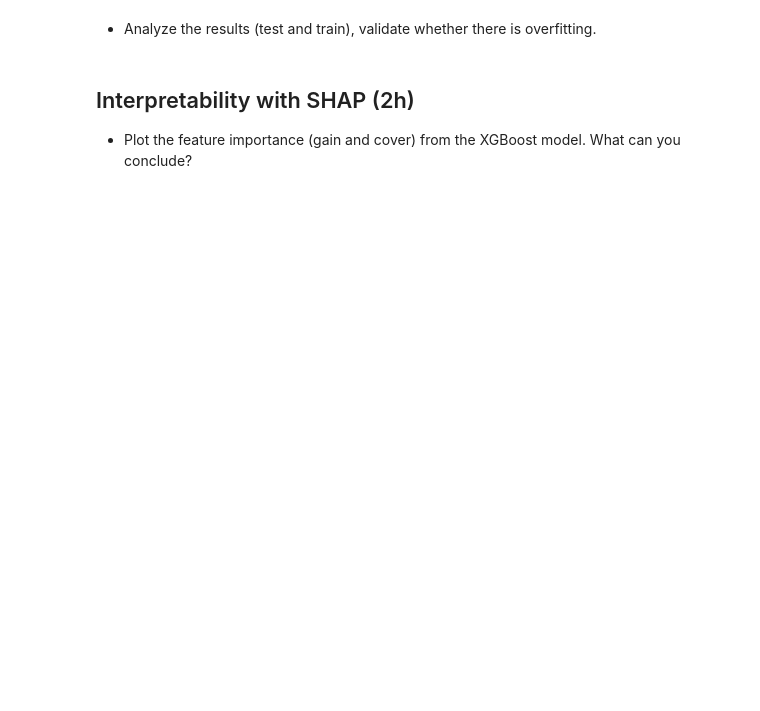
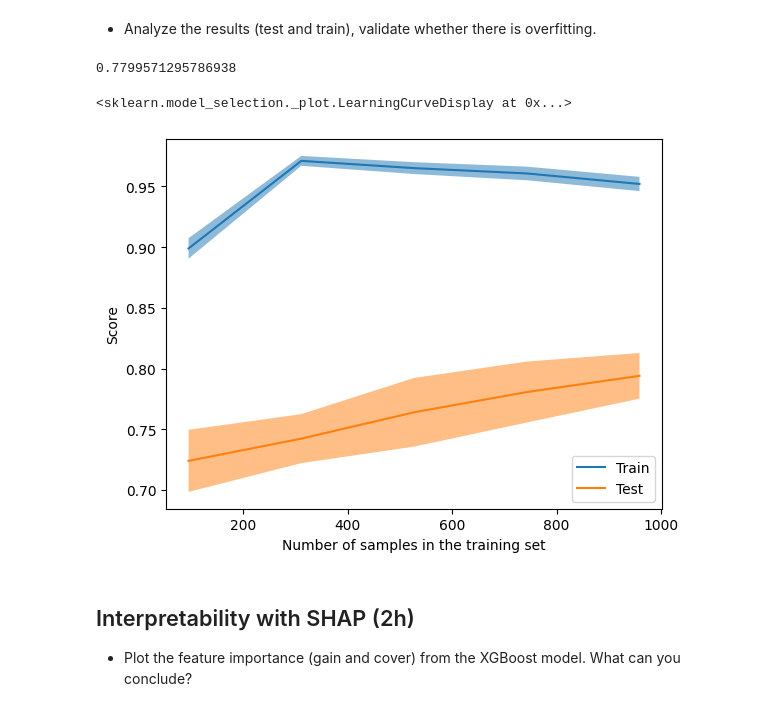
Before and after one commit to hei-isc-ml-stud/w4-isc-ml-GuilBess, a Jupyter notebook: week4-assignment.ipynb, the cells around one changed output. Cells and saved outputs as stored; diff of their text form; code cells hidden in the pictures; blank space fills up the shorter version.

```diff
--- a/week4-assignment.ipynb
+++ b/week4-assignment.ipynb
@@ -582,0 +709,18 @@ Let's first train a XGBClassifier model to distinguish between good and bad wine
+# %%
+# Complete this cell with your code
+from xgboost import XGBClassifier
+
+param_grid = {
+    "max_depth": [3, 4, 5],  # Focus on shallow trees to reduce complexity
+    "learning_rate": [0.01, 0.05, 0.1],  # Slower learning rates
+    "n_estimators": [50, 100],  # More trees but keep it reasonable
+    "min_child_weight": [1, 3],  # Regularization to control split thresholds
+    "subsample": [0.7, 0.9],  # Sampling rate for boosting
+    "colsample_bytree": [0.7, 1.0],  # Sampling rate for columns
+    "gamma": [0, 0.1],  # Regularization to penalize complex trees
+}
+xgb = XGBClassifier()
+gscv = GridSearchCV(xgb, param_grid, scoring="f1_macro", n_jobs=6, cv=5)
+train, test = train_test_split(x_qual[x_qual["color"] != "white"])
+print(len(train["color"]))
+gscv.fit(train.drop(["color", "qual"], axis=1), train["qual"])
@@ -587,3 +758,14 @@ Let's first train a XGBClassifier model to distinguish between good and bad wine
+# %%
+# Complete this cell with your code
+print(gscv.score(test.drop(["color", "qual"], axis=1), test["qual"]))
+
+LearningCurveDisplay.from_estimator(
+    gscv.best_estimator_, train.drop(["color", "qual"], axis=1), train["qual"]
+)
+# %% [output]
+0.7799571295786938
+<sklearn.model_selection._plot.LearningCurveDisplay at 0x...>
+[figure, added]
 # %% [markdown]
 ## Interpretability with SHAP (2h)
 
```
Also changed, not shown: parts of 42 cells of this notebook, 1 other file.
